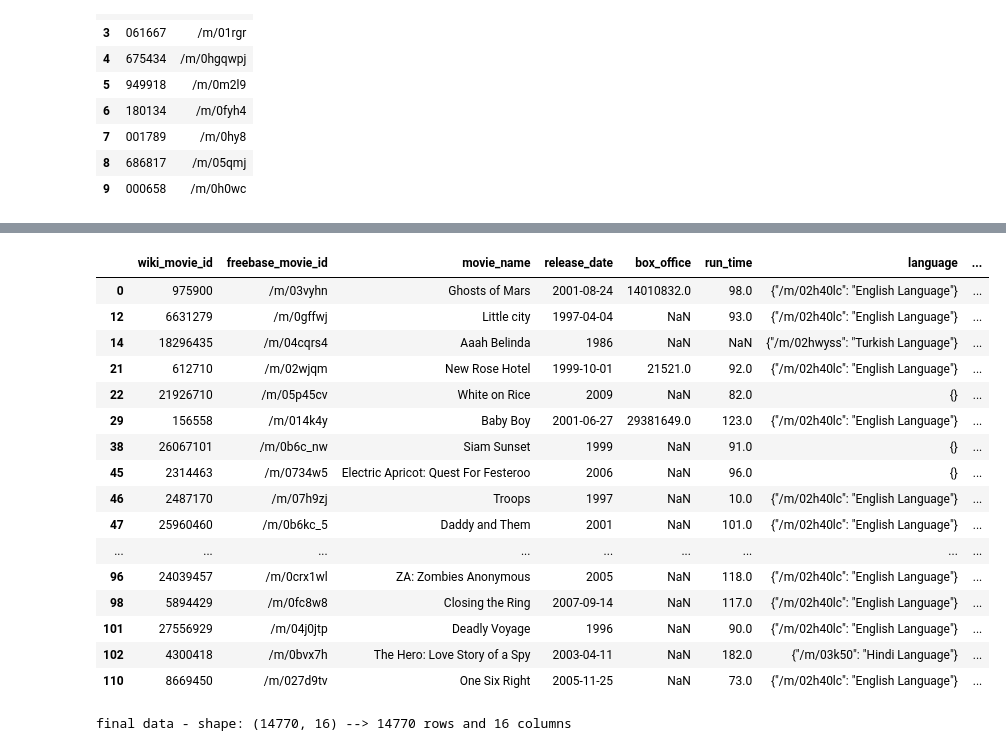
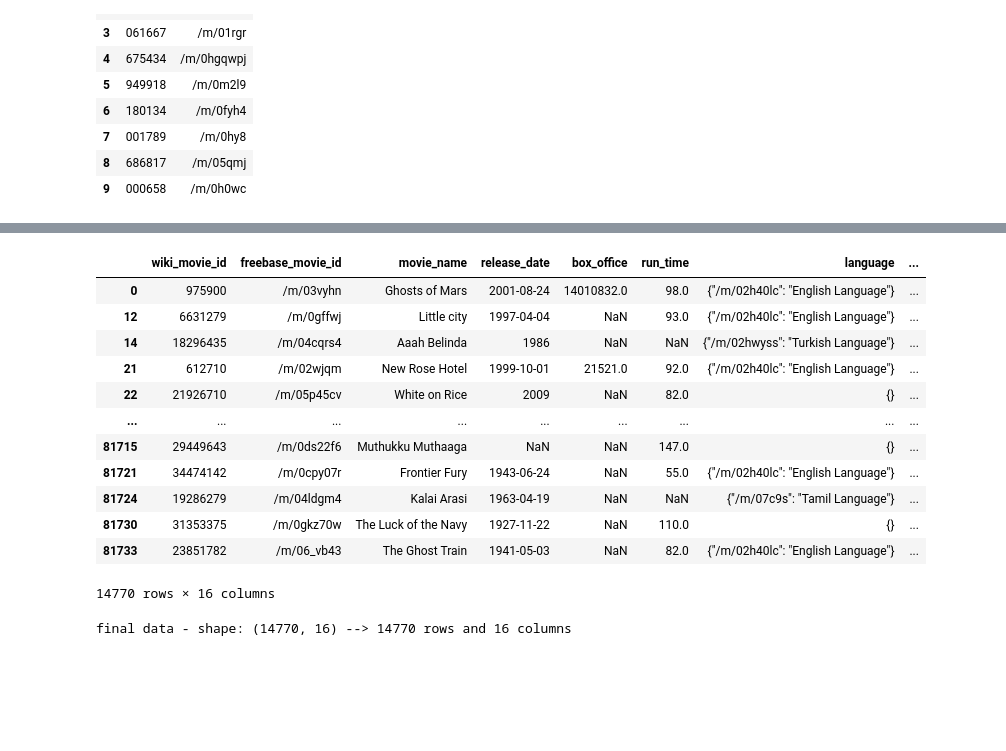
Before and after one commit to epfl-ada/ada-2024-project-gear5, a Jupyter notebook: results.ipynb, the cells around one changed output, grey strips where cells are left out. Cells and saved outputs as stored; diff of their text form; code cells hidden in the pictures; blank space fills up the shorter version.

```diff
--- a/results.ipynb
+++ b/results.ipynb
@@ -216,27 +216,23 @@ final_data.head(20)
 # %%
 filtered_final_data = final_data.dropna(subset=['imdbId'])
 # Drop the rows with empty country lists as well as languages in order to perform analysis
 filtered_final_data = filtered_final_data.dropna(subset=['country_origin'])
 filtered_final_data = filtered_final_data.dropna(subset=['language'])
-filtered_final_data.head(20)
+filtered_final_data
 # %% [output]
 |  | wiki_movie_id | freebase_movie_id | movie_name | release_date | box_office | run_time | language | ... |
 | 0 | 975900 | /m/03vyhn | Ghosts of Mars | 2001-08-24 | 14010832.0 | 98.0 | {"/m/02h40lc": "English Language"} | ... |
 | 12 | 6631279 | /m/0gffwj | Little city | 1997-04-04 | NaN | 93.0 | {"/m/02h40lc": "English Language"} | ... |
 | 14 | 18296435 | /m/04cqrs4 | Aaah Belinda | 1986 | NaN | NaN | {"/m/02hwyss": "Turkish Language"} | ... |
 | 21 | 612710 | /m/02wjqm | New Rose Hotel | 1999-10-01 | 21521.0 | 92.0 | {"/m/02h40lc": "English Language"} | ... |
 | 22 | 21926710 | /m/05p45cv | White on Rice | 2009 | NaN | 82.0 | {} | ... |
-| 29 | 156558 | /m/014k4y | Baby Boy | 2001-06-27 | 29381649.0 | 123.0 | {"/m/02h40lc": "English Language"} | ... |
-| 38 | 26067101 | /m/0b6c_nw | Siam Sunset | 1999 | NaN | 91.0 | {} | ... |
-| 45 | 2314463 | /m/0734w5 | Electric Apricot: Quest For Festeroo | 2006 | NaN | 96.0 | {} | ... |
-| 46 | 2487170 | /m/07h9zj | Troops | 1997 | NaN | 10.0 | {"/m/02h40lc": "English Language"} | ... |
-| 47 | 25960460 | /m/0b6kc_5 | Daddy and Them | 2001 | NaN | 101.0 | {"/m/02h40lc": "English Language"} | ... |
 | ... | ... | ... | ... | ... | ... | ... | ... | ... |
-| 96 | 24039457 | /m/0crx1wl | ZA: Zombies Anonymous | 2005 | NaN | 118.0 | {"/m/02h40lc": "English Language"} | ... |
-| 98 | 5894429 | /m/0fc8w8 | Closing the Ring | 2007-09-14 | NaN | 117.0 | {"/m/02h40lc": "English Language"} | ... |
-| 101 | 27556929 | /m/04j0jtp | Deadly Voyage | 1996 | NaN | 90.0 | {"/m/02h40lc": "English Language"} | ... |
-| 102 | 4300418 | /m/0bvx7h | The Hero: Love Story of a Spy | 2003-04-11 | NaN | 182.0 | {"/m/03k50": "Hindi Language"} | ... |
-| 110 | 8669450 | /m/027d9tv | One Six Right | 2005-11-25 | NaN | 73.0 | {"/m/02h40lc": "English Language"} | ... |
+| 81715 | 29449643 | /m/0ds22f6 | Muthukku Muthaaga | NaN | NaN | 147.0 | {} | ... |
+| 81721 | 34474142 | /m/0cpy07r | Frontier Fury | 1943-06-24 | NaN | 55.0 | {"/m/02h40lc": "English Language"} | ... |
+| 81724 | 19286279 | /m/04ldgm4 | Kalai Arasi | 1963-04-19 | NaN | NaN | {"/m/07c9s": "Tamil Language"} | ... |
+| 81730 | 31353375 | /m/0gkz70w | The Luck of the Navy | 1927-11-22 | NaN | 110.0 | {} | ... |
+| 81733 | 23851782 | /m/06_vb43 | The Ghost Train | 1941-05-03 | NaN | 82.0 | {"/m/02h40lc": "English Language"} | ... |
+14770 rows × 16 columns
 # %%
 print_df_size("final data", filtered_final_data)
 # %% [output]
```
Also changed, not shown: parts of 6 cells of this notebook, 4 other files.
